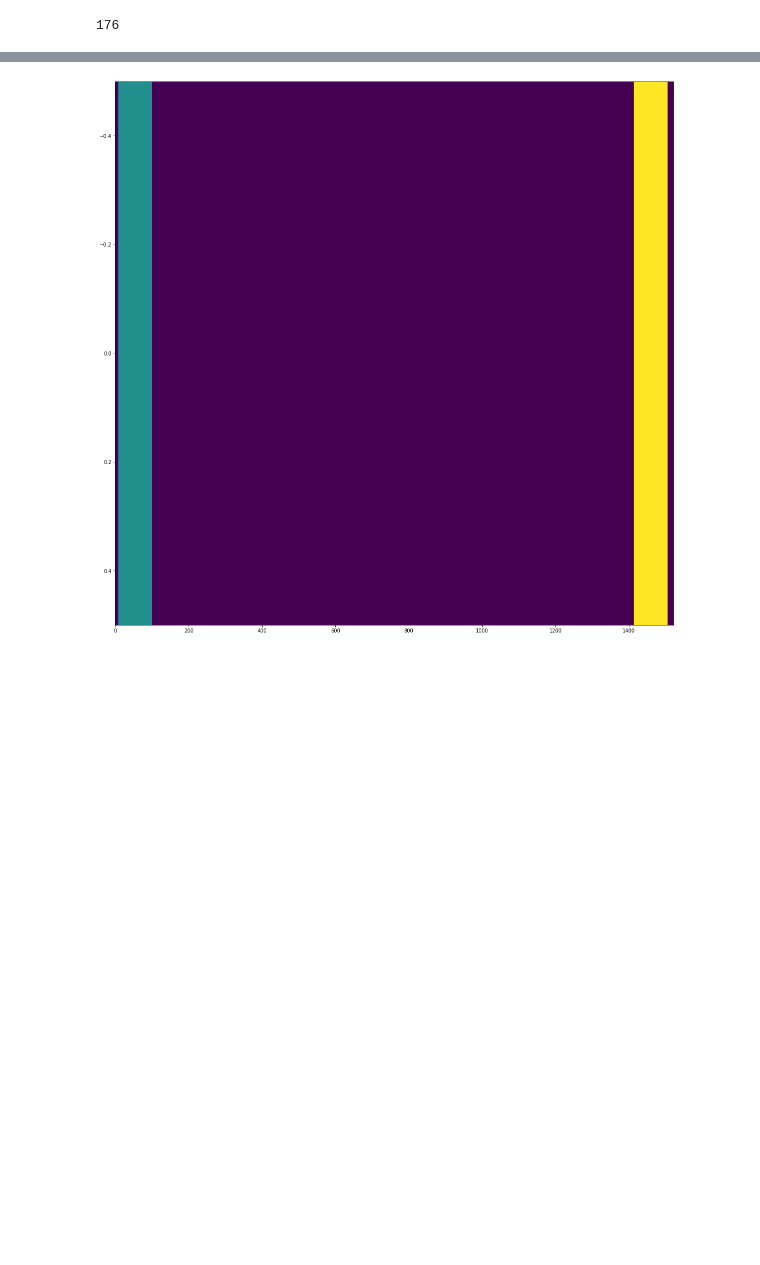
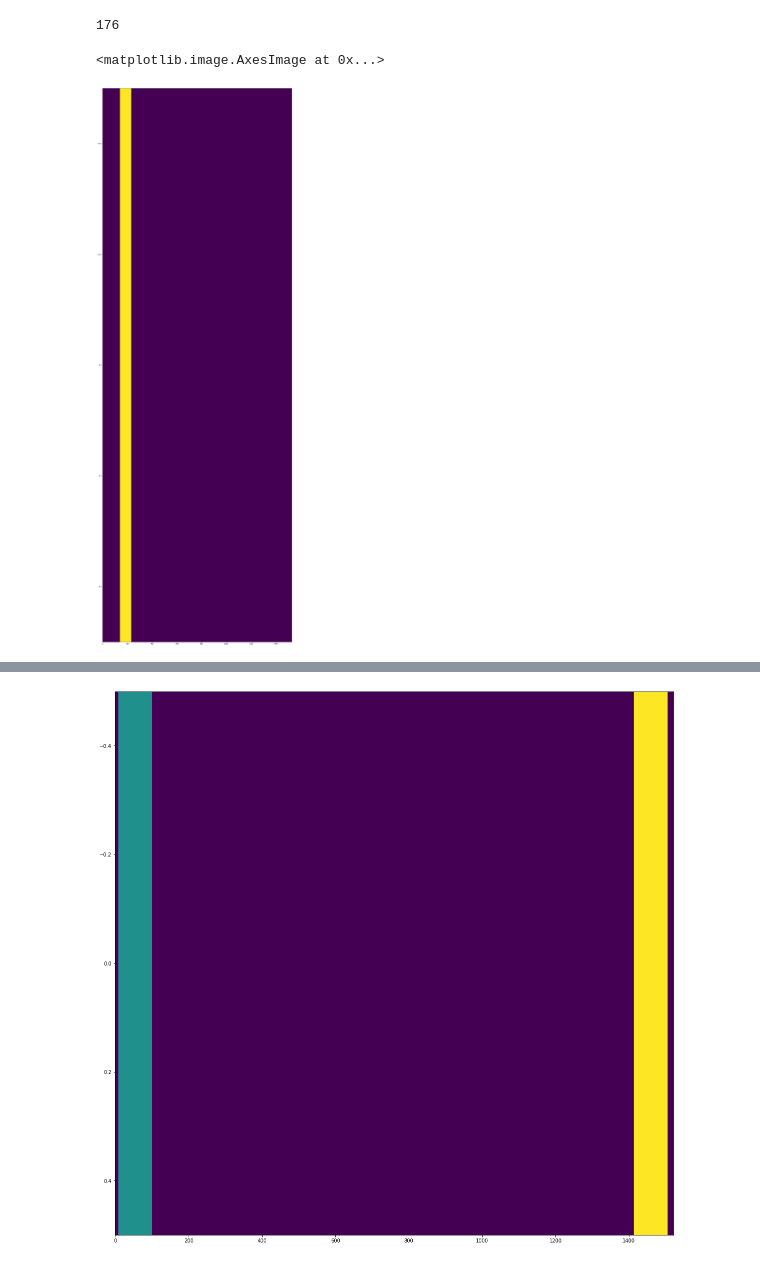
Before and after one commit to ezhang887/animintro, a Jupyter notebook: vggish_features.ipynb, the cells around one changed output, grey strips where cells are left out. Drawn from its saved outputs; the diff is of its cells as text; code cells hidden in the pictures; blank space fills up the shorter version.

```diff
--- a/vggish_features.ipynb
+++ b/vggish_features.ipynb
@@ -31,6 +31,11 @@ print( 7851//960, 97651//960, 1357740//960, 1447584//960)
 len(data.labels96)
 # %% [output]
 176
+# %%
+plt.imshow(data.labels96['Haikyuu!!_9'].cpu().numpy().reshape((1,-1)), aspect='auto')
+# %% [output]
+<matplotlib.image.AxesImage at 0x...>
+[figure, added]
 # %%
 import matplotlib.pyplot as plt
 
```
Also changed, not shown: parts of 1 cell of this notebook, 1 other file.
